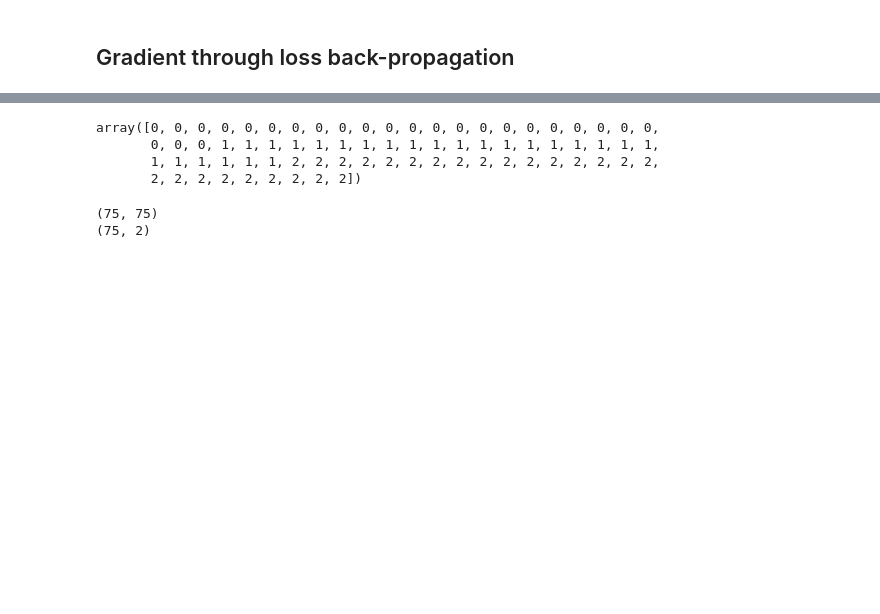
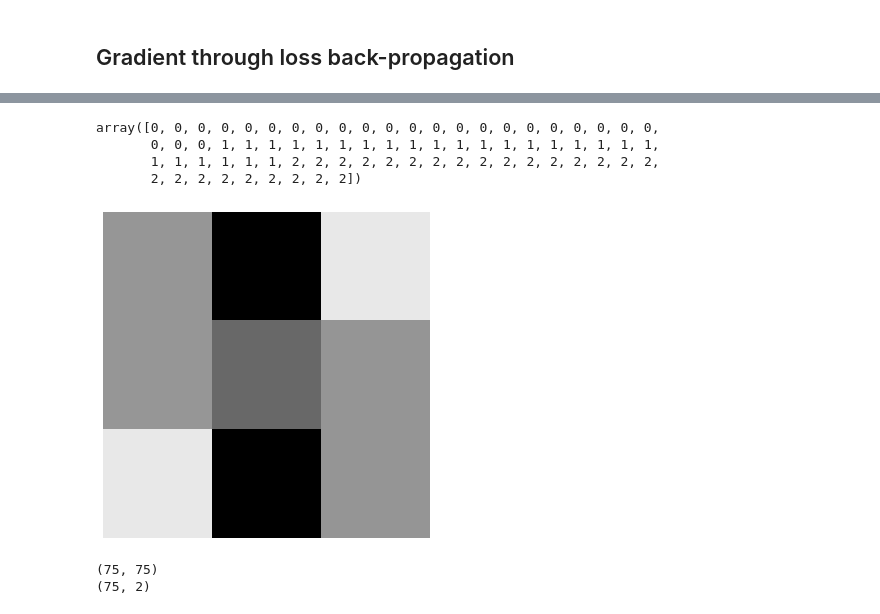
Before and after one commit to pilipolio/learn-pytorch, a Jupyter notebook: 201804_TSNE.ipynb, the cells around one changed output, grey strips where cells are left out. Saved outputs shown, nothing was run; the diff lists cells and outputs as text; code cells hidden in the pictures; blank space fills up the shorter version.

```diff
--- a/201804_TSNE.ipynb
+++ b/201804_TSNE.ipynb
@@ -281,25 +274,28 @@ $n$ individual data points spread accross 3 clusters, $p_ij$ depends on the clus
 # %%
 inter_p_ij = np.array(
     [[.3, .6, .1],
      [.3, .4, .3],
      [.1, .6, .3]])
 
 n = 75
 points_to_clusters = np.repeat([0, 1, 2], repeats=25)
 
 p_ij = np.vstack([
     np.repeat(inter_p_ij[0], repeats=25),
     np.repeat(inter_p_ij[1], repeats=25),
     np.repeat(inter_p_ij[2], repeats=25)])[points_to_clusters]
 
 p_ij = p_ij / p_ij.sum(1)
 
+plot_matrix(p_ij, vmin=0)
+
 points_to_clusters
 # %% [output]
 array([0, 0, 0, 0, 0, 0, 0, 0, 0, 0, 0, 0, 0, 0, 0, 0, 0, 0, 0, 0, 0, 0,
        0, 0, 0, 1, 1, 1, 1, 1, 1, 1, 1, 1, 1, 1, 1, 1, 1, 1, 1, 1, 1, 1,
        1, 1, 1, 1, 1, 1, 2, 2, 2, 2, 2, 2, 2, 2, 2, 2, 2, 2, 2, 2, 2, 2,
        2, 2, 2, 2, 2, 2, 2, 2, 2])
+[figure, added]
 # %%
 y_i = np.random.normal(scale=.25, size=(n, d))
 current_y_i = y_i
```
Also changed, not shown: parts of 31 cells of this notebook.
